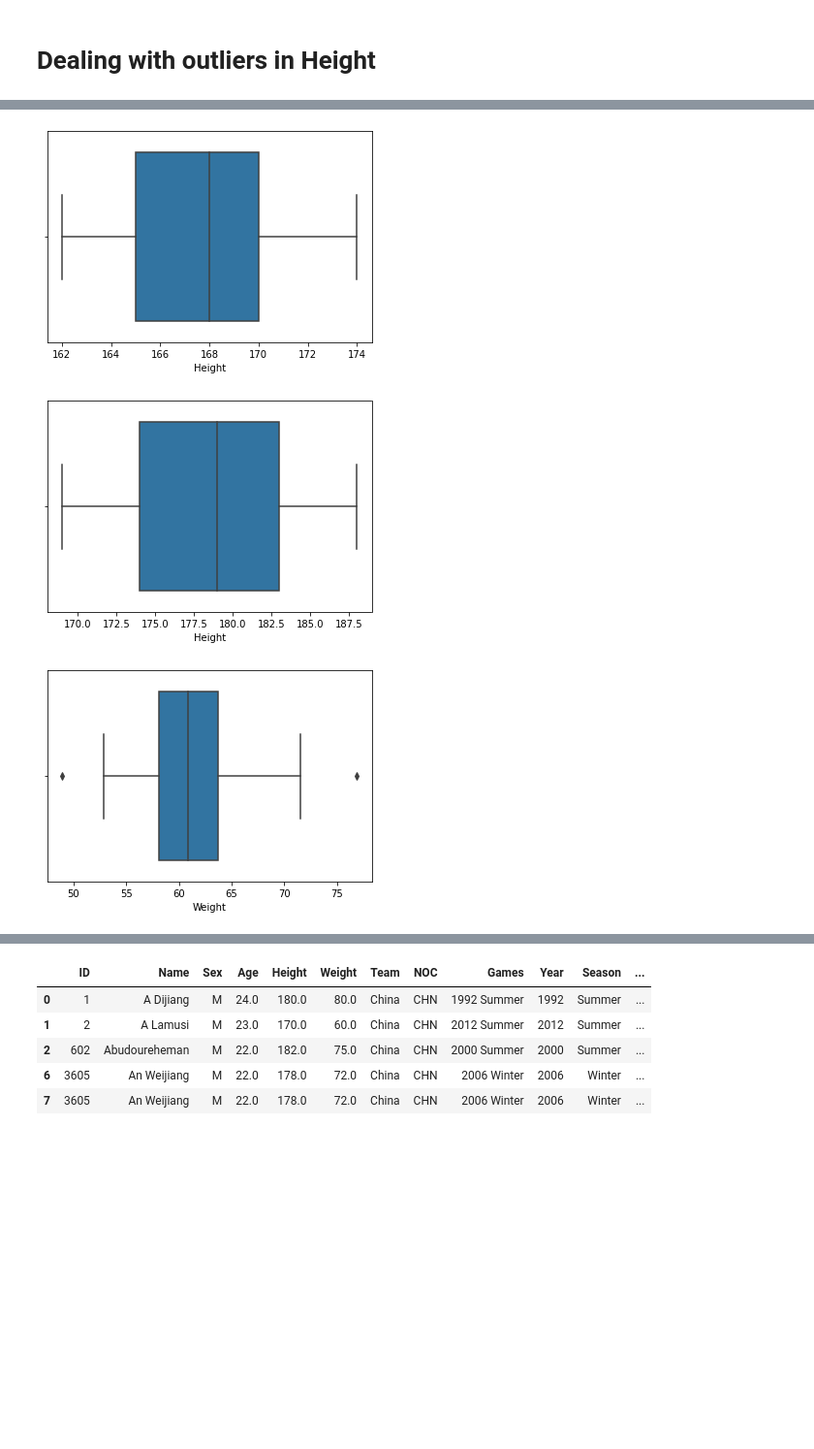
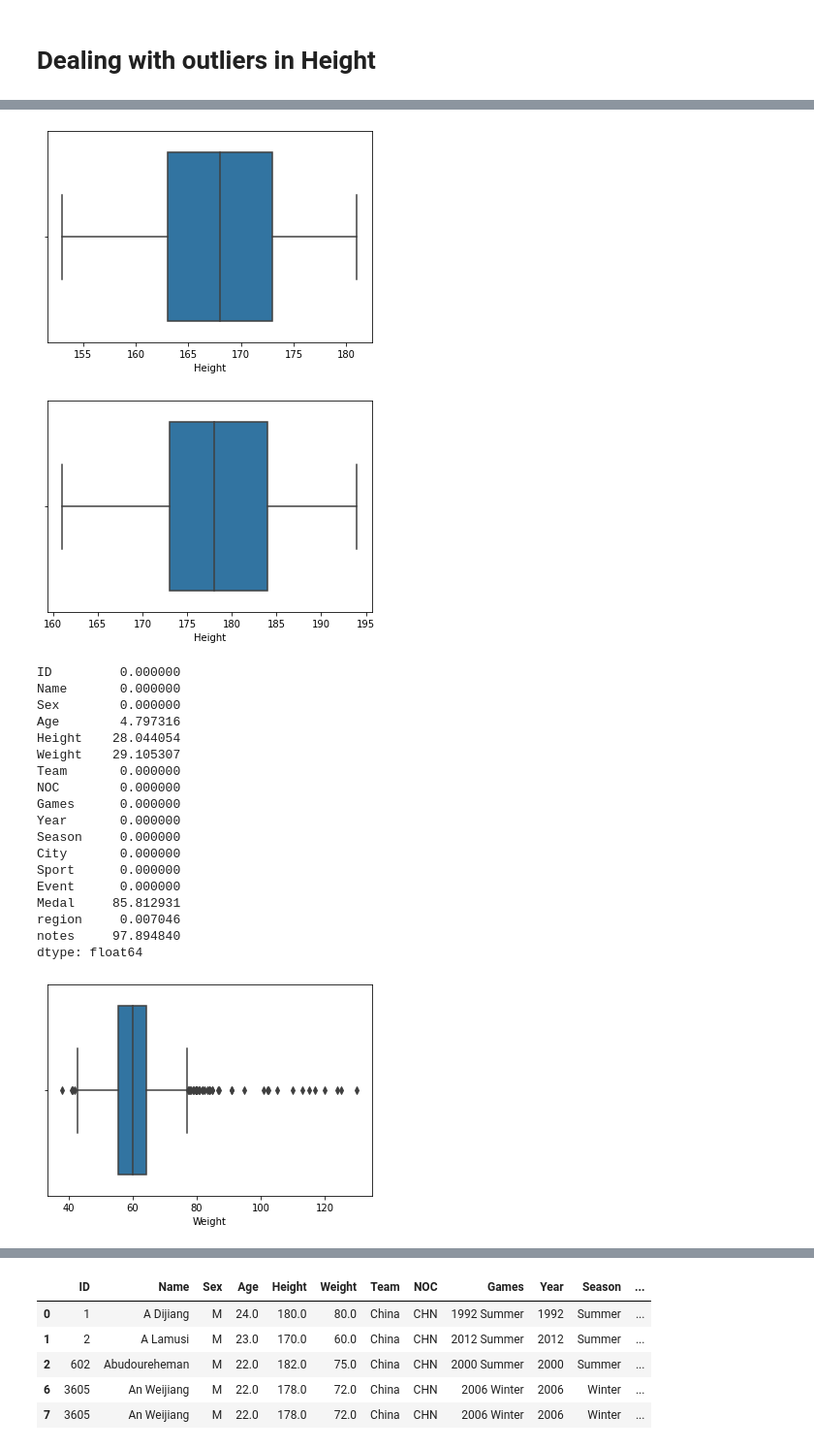
Before and after one commit to Nourankh20/Data-Visualization, a Jupyter notebook: Visualization.ipynb, the cells around one changed output, grey strips where cells are left out. Shown at 97% size. Drawn from its saved outputs; the diff is of its cells as text; code cells hidden in the pictures; blank space fills up the shorter version.

Commit message:
Visualization

```diff
--- a/Visualization.ipynb
+++ b/Visualization.ipynb
@@ -85,8 +84,8 @@ Females= df[df['Sex']=='F']
 Males=df[df['Sex']=='M']
 
 
-sports_height_females = Females.groupby(Females['Sport'])['Height'].mean()
-sports_height_males = Males.groupby(Males['Sport'])['Height'].mean()
+sports_height_females = Females.groupby(['Sport','region'])['Height'].mean()
+sports_height_males = Males.groupby(['Sport','region'])['Height'].mean()
 
 
 dropped_null_values_height_females = sports_height_females.dropna(how='all')
@@ -94,7 +93,6 @@ dropped_null_values_height_females.values
 
 dropped_null_values_height_males = sports_height_males.dropna(how='all')
 dropped_null_values_height_males
-print(dropped_null_values_weight_males)
 
 ay = sns.boxplot(x=dropped_null_values_height_females)
 # %% [output]
@@ -126,27 +126,47 @@ Males = Males[~(Males['Height'] <= (Q1-1.5*IQR))]
 # %%
 ax = sns.boxplot(x=Females['Height'])
 # %% [output]
-[figure, old version]
+[figure, new version]
 # %%
 ax = sns.boxplot(x=Males['Height'])
 # %% [output]
-[figure, old version]
+[figure, new version]
 # %%
 
-sports_weight_females = Females.groupby(Females['Sport'])['Weight'].mean()
-sports_weight_males = Males.groupby(Males['Sport'])['Weight'].mean()
+sports_weight_females = Females.groupby(['Sport', 'region'])['Weight'].mean()
+sports_weight_males = Males.groupby(['Sport', 'region'])['Weight'].mean()
 
 
 dropped_null_values_weight_females = sports_weight_females.dropna(how='all')
 dropped_null_values_weight_females.values
 
 dropped_null_values_weight_males = sports_weight_males.dropna(how='all')
 dropped_null_values_weight_males
 
 
 ay = sns.boxplot(x=dropped_null_values_weight_females)
+
+Males.isna().sum()/len(Males) *100
 # %% [output]
+ID         0.000000
+Name       0.000000
+Sex        0.000000
+Age        4.797316
+Height    28.044054
+Weight    29.105307
+Team       0.000000
+NOC        0.000000
+Games      0.000000
+Year       0.000000
+Season     0.000000
+City       0.000000
+Sport      0.000000
+Event      0.000000
+Medal     85.812931
+region     0.007046
+notes     97.894840
+dtype: float64
-[figure, old version]
+[figure, new version]
 # %%
 ay = sns.boxplot(x=dropped_null_values_weight_males)
 # %% [output]
```
Also changed, not shown: parts of 32 cells of this notebook.
